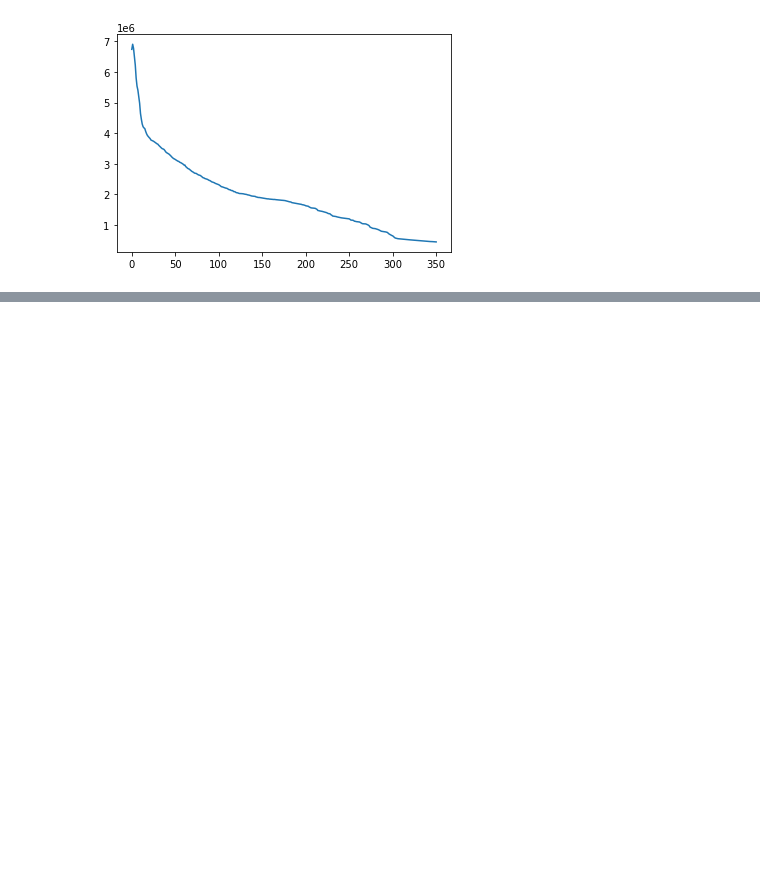
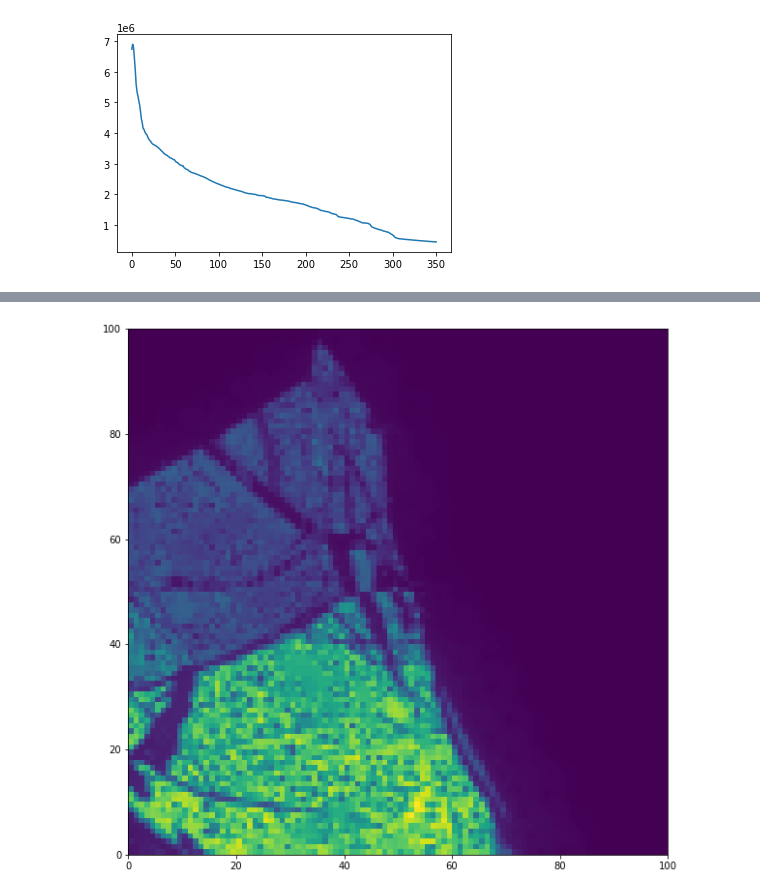
Before and after one commit to saugatkandel/fast_smart_scanning, a Jupyter notebook: work_directory/analyze_s26_scans/simulate_scan_for_rescaled_data.ipynb, the cells around one changed output, grey strips where cells are left out. Cells and saved outputs as stored; diff of their text form; code cells hidden in the pictures; blank space fills up the shorter version.

```diff
--- a/work_directory/analyze_s26_scans/simulate_scan_for_rescaled_data.ipynb
+++ b/work_directory/analyze_s26_scans/simulate_scan_for_rescaled_data.ipynb
@@ -183,0 +198,6 @@ for i in range(results.size):
+# %%
+plt.figure(figsize=[10,10])
+plt.pcolormesh(results.outputs.recons[-1][200:300,100:200])
+plt.show()
+# %% [output]
+[figure, added]
```
Also changed, not shown: parts of 5 cells of this notebook, 20 other files.
